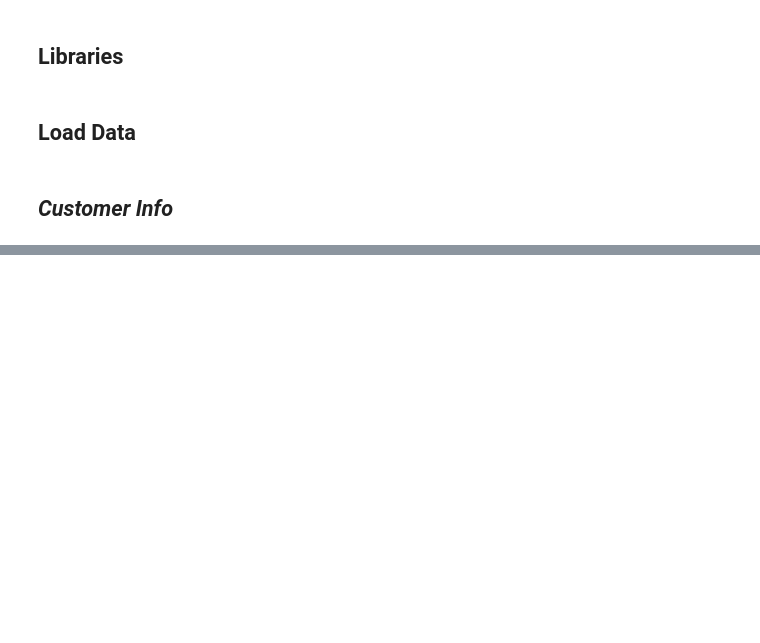
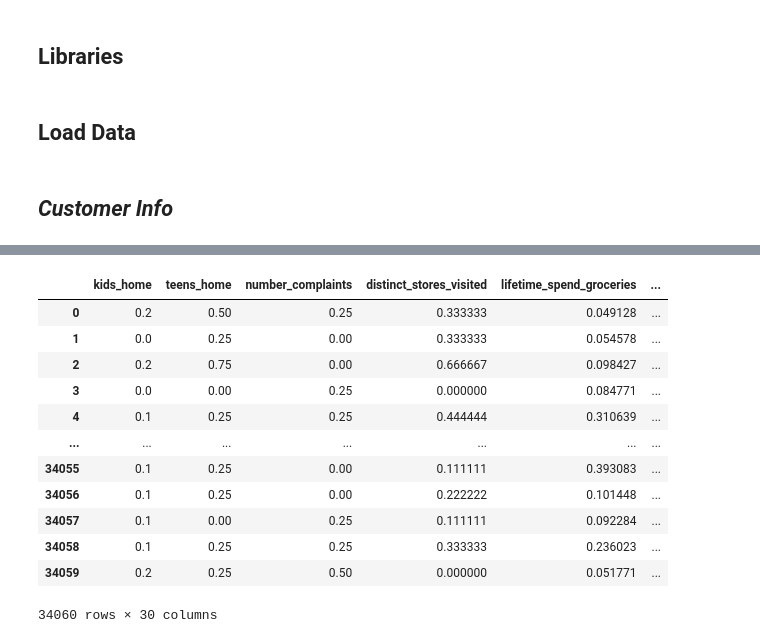
Before and after one commit to beatrizmarques2005/customer_segmentation, a Jupyter notebook: notebook_testing/clustering.ipynb, the cells around one changed output, grey strips where cells are left out. Cells and saved outputs as stored; diff of their text form; code cells hidden in the pictures; blank space fills up the shorter version.

```diff
--- a/notebook_testing/clustering.ipynb
+++ b/notebook_testing/clustering.ipynb
@@ -36,0 +43,16 @@ customer_info_hierarchical = hierarchical_clustering(customer_info)
+# %%
+customer_info_hierarchical_7, model_hierarchical_7 = hierarchical_clustering(customer_info, 7)
+# %% [output]
+|  | kids_home | teens_home | number_complaints | distinct_stores_visited | lifetime_spend_groceries | ... |
+| 0 | 0.2 | 0.50 | 0.25 | 0.333333 | 0.049128 | ... |
+| 1 | 0.0 | 0.25 | 0.00 | 0.333333 | 0.054578 | ... |
+| 2 | 0.2 | 0.75 | 0.00 | 0.666667 | 0.098427 | ... |
+| 3 | 0.0 | 0.00 | 0.25 | 0.000000 | 0.084771 | ... |
+| 4 | 0.1 | 0.25 | 0.25 | 0.444444 | 0.310639 | ... |
+| ... | ... | ... | ... | ... | ... | ... |
+| 34055 | 0.1 | 0.25 | 0.00 | 0.111111 | 0.393083 | ... |
+| 34056 | 0.1 | 0.25 | 0.00 | 0.222222 | 0.101448 | ... |
+| 34057 | 0.1 | 0.00 | 0.25 | 0.111111 | 0.092284 | ... |
+| 34058 | 0.1 | 0.25 | 0.25 | 0.333333 | 0.236023 | ... |
+| 34059 | 0.2 | 0.25 | 0.50 | 0.000000 | 0.051771 | ... |
+34060 rows × 30 columns
```
Also changed, not shown: parts of 5 cells of this notebook, 1 other file.
